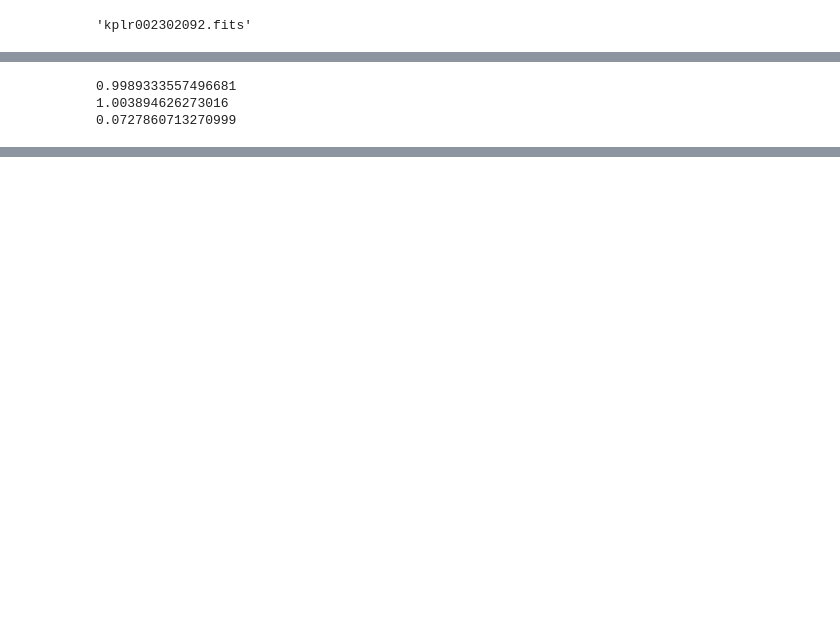
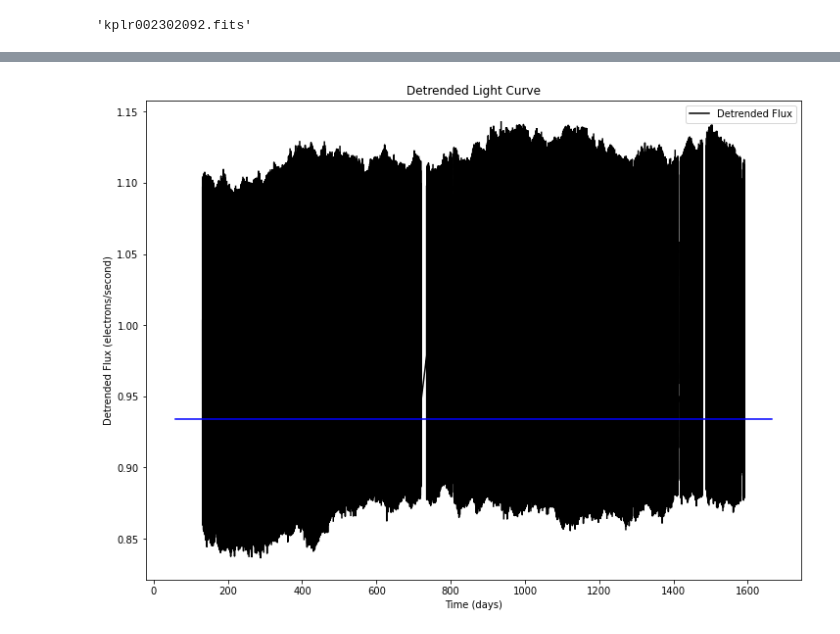
Before and after one commit to three-body-analysis/tris, a Jupyter notebook: pipelining/data_exploration.ipynb, the cells around one changed output, grey strips where cells are left out. Drawn from its saved outputs; the diff is of its cells as text; code cells hidden in the pictures; blank space fills up the shorter version.

```diff
--- a/pipelining/data_exploration.ipynb
+++ b/pipelining/data_exploration.ipynb
@@ -80,7 +65,7 @@ def get_threshold(median, std):
     else:
         return median - 0.070  # Change this last bit
 # %%
-with open("data/all_systems.txt") as f:
+with open("../data/all_systems.txt") as f:
     all_systems = f.read().split(",")
 
 system_id = all_systems[24]
@@ -88,7 +73,7 @@ system_id
 # %% [output]
 'kplr002302092.fits'
 # %%
-table = Table.read("data/combined/" + system_id, format="fits")
+table = Table.read("../data/combined/" + system_id, format="fits")
 
 times = table["TIME"]
 sap_fluxes = table["SAP_FLUX"]
@@ -120,3 +105,0 @@ WARNING: UnitsWarning: 'e-/s' did not parse as fits unit: At col 0, Unit 'e' not
-0.9989333557496681
-1.003894626273016
-0.0727860713270999
@@ -124,0 +106 @@ WARNING: UnitsWarning: 'e-/s' did not parse as fits unit: At col 0, Unit 'e' not
+[figure, added]
```
Also changed, not shown: parts of 9 cells of this notebook, 8 other files.
